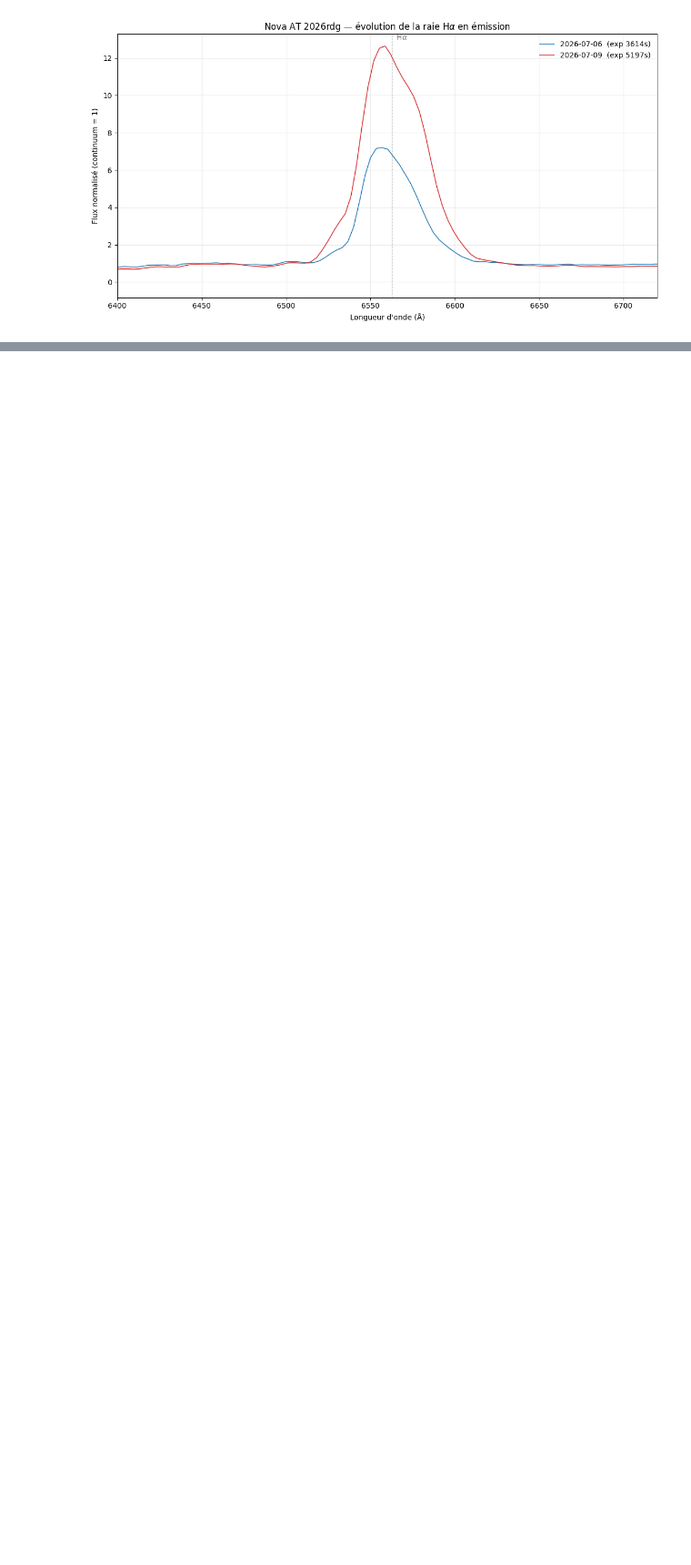
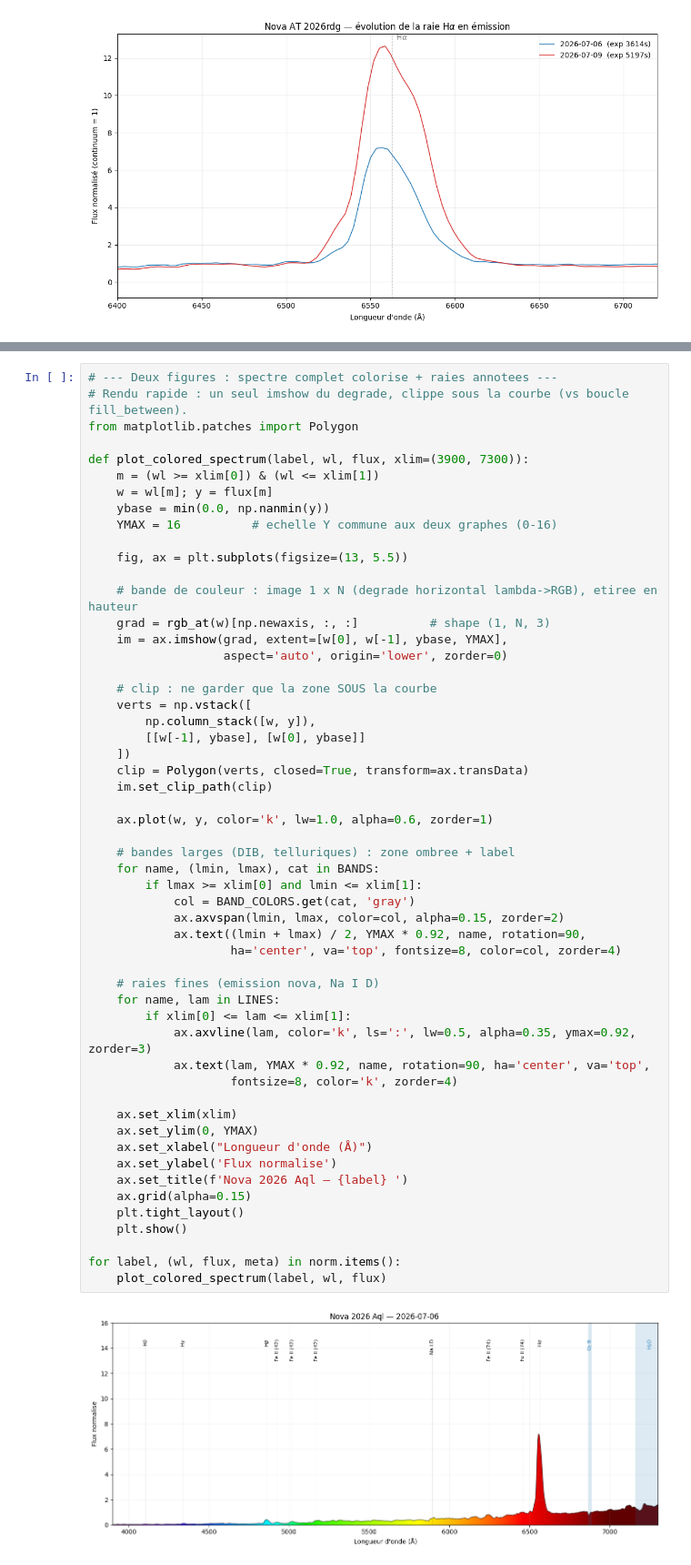
Before and after one commit to jpnoug/spectropy, a Jupyter notebook: nova_2026rdg_Halpha.ipynb, the cells around one changed output, grey strips where cells are left out. Shown at 91% size. Drawn from its saved outputs; the diff is of its cells as text; blank space fills up the shorter version.

```diff
--- a/nova_2026rdg_Halpha.ipynb
+++ b/nova_2026rdg_Halpha.ipynb
@@ -104,0 +185,56 @@ plt.show()
+# %%
+# --- Deux figures : spectre complet colorise + raies annotees ---
+# Rendu rapide : un seul imshow du degrade, clippe sous la courbe (vs boucle fill_between).
+from matplotlib.patches import Polygon
+
+def plot_colored_spectrum(label, wl, flux, xlim=(3900, 7300)):
+    m = (wl >= xlim[0]) & (wl <= xlim[1])
+    w = wl[m]; y = flux[m]
+    ybase = min(0.0, np.nanmin(y))
+    YMAX = 16          # echelle Y commune aux deux graphes (0-16)
+
+    fig, ax = plt.subplots(figsize=(13, 5.5))
+
+    # bande de couleur : image 1 x N (degrade horizontal lambda->RGB), etiree en hauteur
+    grad = rgb_at(w)[np.newaxis, :, :]          # shape (1, N, 3)
+    im = ax.imshow(grad, extent=[w[0], w[-1], ybase, YMAX],
+                   aspect='auto', origin='lower', zorder=0)
+
+    # clip : ne garder que la zone SOUS la courbe
+    verts = np.vstack([
+        np.column_stack([w, y]),
+        [[w[-1], ybase], [w[0], ybase]]
+    ])
+    clip = Polygon(verts, closed=True, transform=ax.transData)
+    im.set_clip_path(clip)
+
+    ax.plot(w, y, color='k', lw=1.0, alpha=0.6, zorder=1)
+
+    # bandes larges (DIB, telluriques) : zone ombree + label
+    for name, (lmin, lmax), cat in BANDS:
+        if lmax >= xlim[0] and lmin <= xlim[1]:
+            col = BAND_COLORS.get(cat, 'gray')
+            ax.axvspan(lmin, lmax, color=col, alpha=0.15, zorder=2)
+            ax.text((lmin + lmax) / 2, YMAX * 0.92, name, rotation=90,
+                    ha='center', va='top', fontsize=8, color=col, zorder=4)
+
+    # raies fines (emission nova, Na I D)
+    for name, lam in LINES:
+        if xlim[0] <= lam <= xlim[1]:
+            ax.axvline(lam, color='k', ls=':', lw=0.5, alpha=0.35, ymax=0.92, zorder=3)
+            ax.text(lam, YMAX * 0.92, name, rotation=90, ha='center', va='top',
+                    fontsize=8, color='k', zorder=4)
+
+    ax.set_xlim(xlim)
+    ax.set_ylim(0, YMAX)
+    ax.set_xlabel("Longueur d'onde (Å)")
+    ax.set_ylabel('Flux normalise')
+    ax.set_title(f'Nova 2026 Aql — {label} ')
+    ax.grid(alpha=0.15)
+    plt.tight_layout()
+    plt.show()
+
+for label, (wl, flux, meta) in norm.items():
+    plot_colored_spectrum(label, wl, flux)
+# %% [output]
+[figure, added]
```
Also changed, not shown: parts of 6 cells of this notebook.
